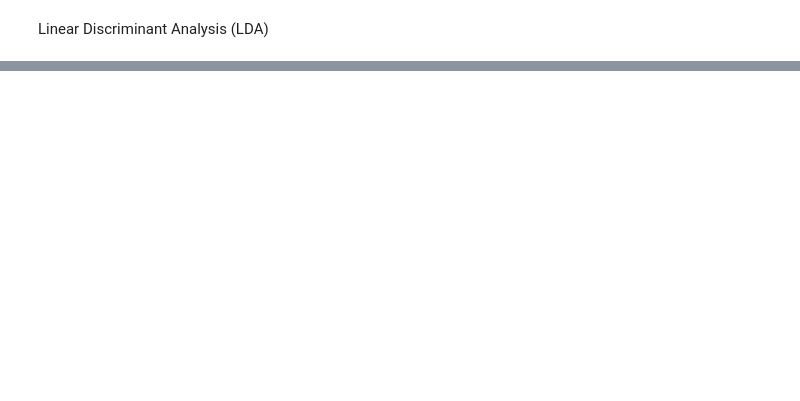
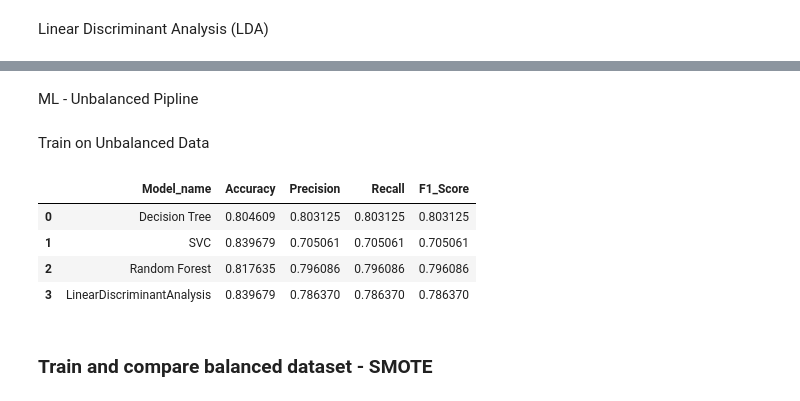
Before and after one commit to willappaw/LP2_Classification_Sojourn, a Jupyter notebook: ml_lp2_notebook.ipynb, the cells around one changed output, grey strips where cells are left out. Saved outputs shown, nothing was run; the diff lists cells and outputs as text; code cells hidden in the pictures; blank space fills up the shorter version.

```diff
--- a/ml_lp2_notebook.ipynb
+++ b/ml_lp2_notebook.ipynb
@@ -1097,0 +1022,2 @@ weighted avg       0.77      0.58      0.64       998
+# %% [markdown]
+ML - Unbalanced Pipline
@@ -1097,0 +1026,47 @@ weighted avg       0.77      0.58      0.64       998
+# %%
+models = [
+    ('Decision Tree', DecisionTreeClassifier(random_state = 42)),
+    ('SVC', SVC(random_state=42,probability=True)),
+    ('Random Forest',RandomForestClassifier(random_state=42)),
+    ('LinearDiscriminantAnalysis',LinearDiscriminantAnalysis()),
+
+]
+# %% [markdown]
+Train on Unbalanced Data
+# %%
+unbalanced_metrics = pd.DataFrame(columns=['Model_name','Accuracy','Precision','Recall','F1_Score'])
+
+
+for model_name, classifier in models:
+
+
+    pipeline = Pipeline(steps=[
+        ('preprocessor', preprocessor),
+        ('classifier', classifier)
+    ])
+
+    # Fit the pipeline on the training data
+    pipeline.fit(X_train, y_train_encoded)
+
+
+    # Make predictions on the test data
+    y_pred = pipeline.predict(X_test)
+
+
+
+
+
+    metrics = classification_report(y_test_encoded, y_pred, output_dict=True)
+    Accuracy = metrics['accuracy']
+    precision = metrics['weighted avg']['precision']
+    recall = metrics['weighted avg']['precision']
+    f1_score = metrics['weighted avg']['precision']
+    unbalanced_metrics.loc[len(unbalanced_metrics)] = [model_name,Accuracy,precision,recall,f1_score]
+# %%
+unbalanced_metrics
+# %% [output]
+|  | Model_name | Accuracy | Precision | Recall | F1_Score |
+| 0 | Decision Tree | 0.804609 | 0.803125 | 0.803125 | 0.803125 |
+| 1 | SVC | 0.839679 | 0.705061 | 0.705061 | 0.705061 |
+| 2 | Random Forest | 0.817635 | 0.796086 | 0.796086 | 0.796086 |
+| 3 | LinearDiscriminantAnalysis | 0.839679 | 0.786370 | 0.786370 | 0.786370 |
@@ -1097,0 +1075,2 @@ weighted avg       0.77      0.58      0.64       998
+# %% [markdown]
+### Train and compare balanced dataset - SMOTE
```
Also changed, not shown: parts of 88 cells of this notebook.
